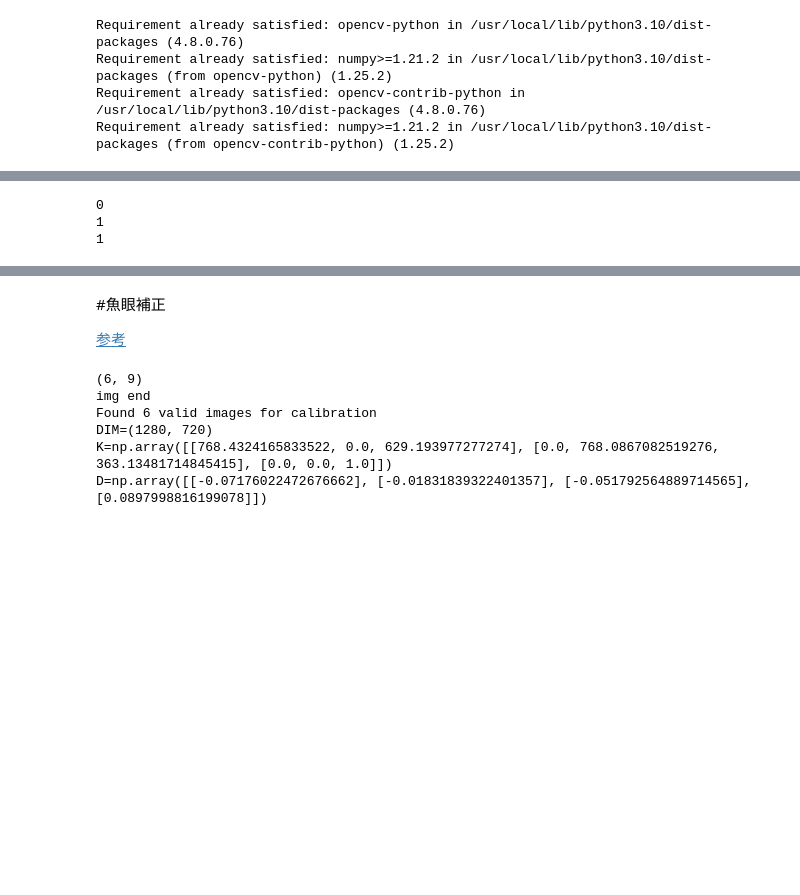
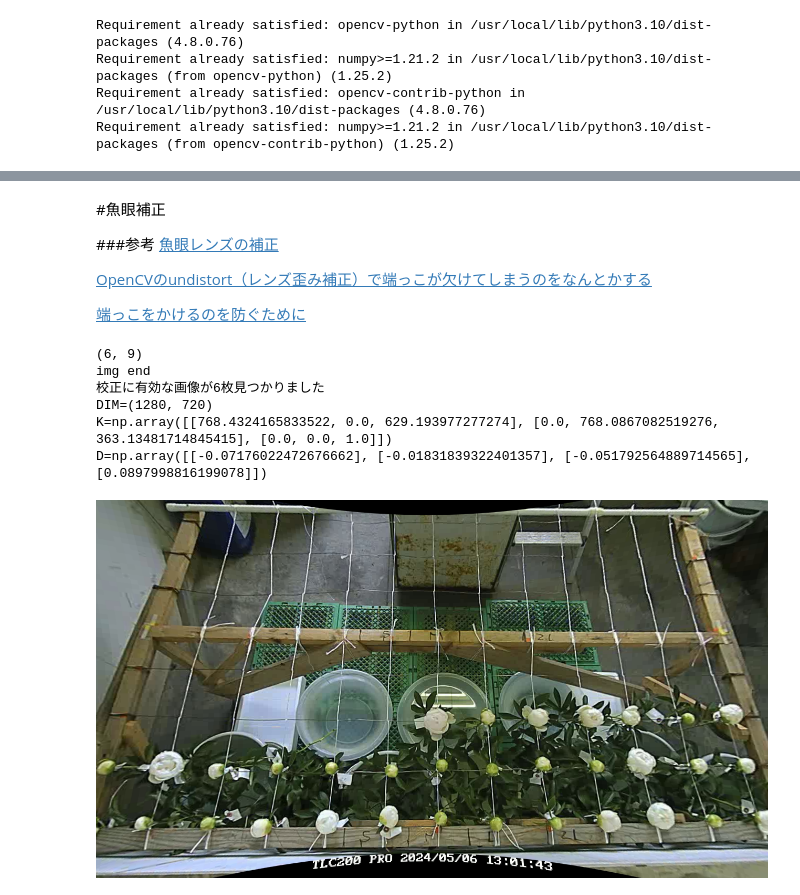
Before and after one commit to 1900690/fisheye-distortion-correction, a Jupyter notebook: 魚眼補正.ipynb, the cells around one changed output, grey strips where cells are left out. Cells and saved outputs as stored; diff of their text form; code cells hidden in the pictures; blank space fills up the shorter version.

Commit message:
Colab を使用して作成されました

```diff
--- a/魚眼補正.ipynb
+++ b/魚眼補正.ipynb
@@ -23,11 +24,16 @@ Requirement already satisfied: numpy>=1.21.2 in /usr/local/lib/python3.10/dist-p
 Requirement already satisfied: opencv-contrib-python in /usr/local/lib/python3.10/dist-packages (4.8.0.76)
 Requirement already satisfied: numpy>=1.21.2 in /usr/local/lib/python3.10/dist-packages (from opencv-contrib-python) (1.25.2)
 # %%
-#ライブラリのインポート
+#AVIからmp4に変換　※動画が長いと失敗するのでひとつづつ行う
 import cv2
 
+file_path='/content/AVI/TLC00009.AVI'
+
+if not os.path.exists('/content/mp4'):
+    os.mkdir('/content/mp4')
+
 #VideoCaptureオブジェクトを取得
-cap = cv2.VideoCapture('/content/TLC00007.AVI')
+cap = cv2.VideoCapture(file_path)
 
 #動画のプロパティを取得
 width = int(cap.get(cv2.CAP_PROP_FRAME_WIDTH))
@@ -36,7 +42,7 @@ fps = cap.get(cv2.CAP_PROP_FPS)
 
 #書き出し設定
 fourcc = cv2.VideoWriter_fourcc('m','p','4','v')
-writer = cv2.VideoWriter('/content/TLC00007.mp4', fourcc, fps, (width, height))
+writer = cv2.VideoWriter("/content/mp4/"+os.path.splitext(os.path.basename(file_path))[0]+".mp4", fourcc, fps, (width, height))
 
 while True:
     ret, frame = cap.read()
@@ -60,11 +63,13 @@ shutil.rmtree("/content/slice")
 # %%
+import shutil
 import cv2
 import os
 
+#この中の動画が画像取り出しされる
+LOAD_FOLDA = '/content/mp4'
 
-
-LOAD_FOLDA = '/content/bunnkatuyou'
-
+if os.path.exists("/content/slice"):
+  shutil.rmtree("/content/slice")
 
 def save_frame_range(video_path,
                      dir_path, ext='jpg'):
@@ -74,13 +79,13 @@ def save_frame_range(video_path,
 
     # 総フレーム数
     total_frames = int(cap.get(cv2.CAP_PROP_FRAME_COUNT));
-    print(total_frames)
+    #print(total_frames)
 
     #真ん中+1のフレームを取り出すプラスの数値を調整することでフレームをずらせる
     center_frame=total_frames
-    start_frame=0#center_frame
+    start_frame=0#center_frame-1
     stop_frame=total_frames
-    step_frame=1#center_frame
+    step_frame=total_frames#center_frame
 
     if not cap.isOpened():
         return
@@ -112,8 +117,4 @@ for file_name in LOAD_NAME:
                  '/content/'+SAVE_NAME)
 
 image_date=LOAD_FOLDA[-8:]
-# %% [output]
-0
-1
-1
 # %%
@@ -130,17 +131,28 @@ files.download('slice.zip')
 # %% [markdown]
 #魚眼補正
 
-[参考](https://qiita.com/hiro_o_tama/items/cb544fe64ca373750aae)
+###参考
+[魚眼レンズの補正](https://qiita.com/hiro_o_tama/items/cb544fe64ca373750aae)
+
+
+[OpenCVのundistort（レンズ歪み補正）で端っこが欠けてしまうのをなんとかする](https://qiita.com/jellied_unagi/items/36796d48d7d8a5fb3e42)
+
+
+[端っこをかけるのを防ぐために](http://twinklesmile.blog42.fc2.com/blog-entry-466.html)
 # %%
 import cv2
-# assert cv2.__version__[0] == '3', 'The fisheye module requires opencv version >= 3.0.0'
+# assert cv2.__version__[0] == '3', 'このモジュールには3.0.0以上の opencv のバージョンが必要です'
 import numpy as np
 import os
 import glob
 
+#チェッカーボードの画像が入っているファイルのまでのパス、画像サイズはすべて同じである必要あり
+images = glob.glob('/content/drive/MyDrive/checkboad/*.jpg')# source/*.jpg
+
+#チェッカーボードのマス数（0から始まる）
 CHECKERBOARD = (6,9)
 
-print(CHECKERBOARD)
+#print(CHECKERBOARD)
 subpix_criteria = (cv2.TERM_CRITERIA_EPS+cv2.TERM_CRITERIA_MAX_ITER, 30, 0.1)
 calibration_flags = cv2.fisheye.CALIB_RECOMPUTE_EXTRINSIC+cv2.fisheye.CALIB_CHECK_COND+cv2.fisheye.CALIB_FIX_SKEW
 objp = np.zeros((1, CHECKERBOARD[0]*CHECKERBOARD[1], 3), np.float32)
@@ -148,7 +160,7 @@ objp[0,:,:2] = np.mgrid[0:CHECKERBOARD[0], 0:CHECKERBOARD[1]].T.reshape(-1, 2)
 _img_shape = None
 objpoints = [] # 3d point in real world space
 imgpoints = [] # 2d points in image plane.
-images = glob.glob('/content/drive/MyDrive/checkboad/*.jpg')# source/*.jpg
+
 for fname in images:
     img = cv2.imread(fname)
     if _img_shape == None:
@@ -164,7 +176,7 @@ for fname in images:
         cv2.cornerSubPix(gray,corners,(3,3),(-1,-1),subpix_criteria)
         imgpoints.append(corners)
 
-print('img end')
+#print('img end')
 N_OK = len(objpoints)
 K = np.zeros((3, 3))
 D = np.zeros((4, 1))
@@ -182,39 +194,54 @@ rms, _, _, _, _ = \
         calibration_flags,
         (cv2.TERM_CRITERIA_EPS+cv2.TERM_CRITERIA_MAX_ITER, 30, 1e-6)
     )
-print("Found " + str(N_OK) + " valid images for calibration")
+print("校正に有効な画像が" + str(N_OK) + "枚見つかりました")
 print("DIM=" + str(_img_shape[::-1]))
 print("K=np.array(" + str(K.tolist()) + ")")
 print("D=np.array(" + str(D.tolist()) + ")")
 # %% [output]
 (6, 9)
 img end
-Found 6 valid images for calibration
+校正に有効な画像が6枚見つかりました
 DIM=(1280, 720)
 K=np.array([[768.4324165833522, 0.0, 629.193977277274], [0.0, 768.0867082519276, 363.13481714845415], [0.0, 0.0, 1.0]])
 D=np.array([[-0.07176022472676662], [-0.01831839322401357], [-0.051792564889714565], [0.0897998816199078]])
 # %%
+#指定した画像を構成値を用いて補正
+from google.colab.patches import cv2_imshow
 import numpy as np
 import cv2
 import sys
 import os
 
-p="/content/drive/MyDrive/checkboad/TLC00013_0.jpg"
+#補正する画像のpath
+p="/content/slice/TLC00016_000.jpg"
 
-# You should replace these 3 lines with the output in calibration step
+# 以下の3行を上のセルの出力に置き換えてください。
 DIM=(1280, 720)
 K=np.array([[768.4324165833522, 0.0, 629.193977277274], [0.0, 768.0867082519276, 363.13481714845415], [0.0, 0.0, 1.0]])
 D=np.array([[-0.07176022472676662], [-0.01831839322401357], [-0.051792564889714565], [0.0897998816199078]])
 
+#そのままのKだと大きく範囲を切り取ってしまうのでnkを使って補正
+nK = K.copy()
+nK[0,0]=K[0,0]/1.2
+nK[1,1]=K[1,1]/1.2
+
+#スライスフォルダを作成
+if not os.path.exists('/content/adjusted/'):
+    os.mkdir('/content/adjusted/')
+
 def undistort(img_path):
     img = cv2.imread(img_path)
     h,w = img.shape[:2]
-    map1, map2 = cv2.fisheye.initUndistortRectifyMap(K, D, np.eye(3), K, DIM, cv2.CV_16SC2)
+    #map1, map2 = cv2.fisheye.initUndistortRectifyMap(K, D, np.eye(3), K, DIM, cv2.CV_16SC2)
+    map1, map2 = cv2.fisheye.initUndistortRectifyMap(K, D, np.eye(3), nK, DIM, cv2.CV_16SC2)
     undistorted_img = cv2.remap(img, map1, map2, interpolation=cv2.INTER_LINEAR, borderMode=cv2.BORDER_CONSTANT)
-    # cv2.imshow("undistorted", undistorted_img)
+    cv2_imshow(undistorted_img)
     # cv2.waitKey(0)
     # cv2.destroyAllWindows()
-    cv2.imwrite(os.path.dirname(img_path)+'/out_' + os.path.basename(img_path), undistorted_img)
+    cv2.imwrite('/content/adjusted/out_' + os.path.basename(img_path), undistorted_img)
 
 if __name__ == '__main__':
     undistort(p)
+# %% [output]
+[figure, added]
```
Also changed, not shown: parts of 22 cells of this notebook.
